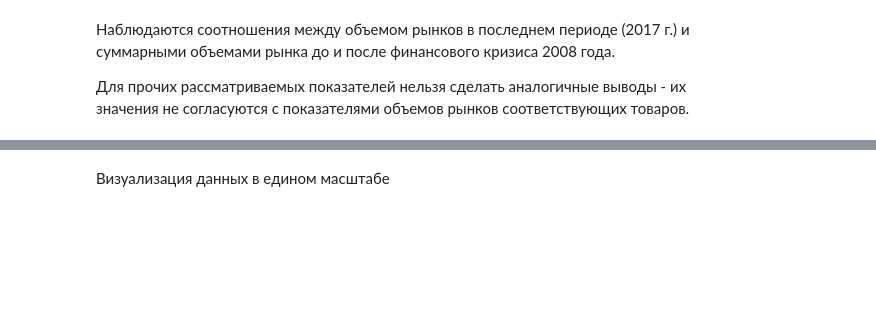
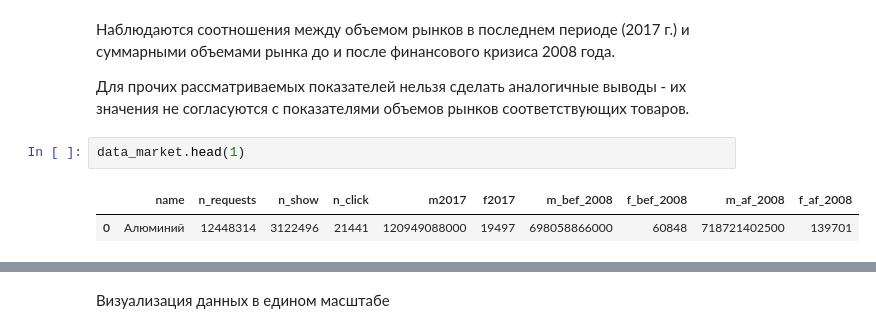
Before and after one commit to pallada-92/MMarketSizePrediction, a Jupyter notebook: models_jupyter/Collapsed_data_Yandex_metrics_work.ipynb, the cells around one changed output, grey strips where cells are left out. Cells and saved outputs as stored; diff of their text form; blank space fills up the shorter version.

```diff
--- a/models_jupyter/Collapsed_data_Yandex_metrics_work.ipynb
+++ b/models_jupyter/Collapsed_data_Yandex_metrics_work.ipynb
@@ -171,3 +171,8 @@ data_market.head()
 Наблюдаются соотношения между объемом рынков в последнем периоде (2017 г.) и суммарными объемами рынка до и после финансового кризиса 2008 года.
 
 Для прочих рассматриваемых показателей нельзя сделать аналогичные выводы - их значения не согласуются с показателями объемов рынков соответствующих товаров.
+# %%
+data_market.head(1)
+# %% [output]
+|  | name | n_requests | n_show | n_click | m2017 | f2017 | m_bef_2008 | f_bef_2008 | m_af_2008 | f_af_2008 |
+| 0 | Алюминий | 12448314 | 3122496 | 21441 | 120949088000 | 19497 | 698058866000 | 60848 | 718721402500 | 139701 |
```
Also changed, not shown: parts of 5 cells of this notebook.
